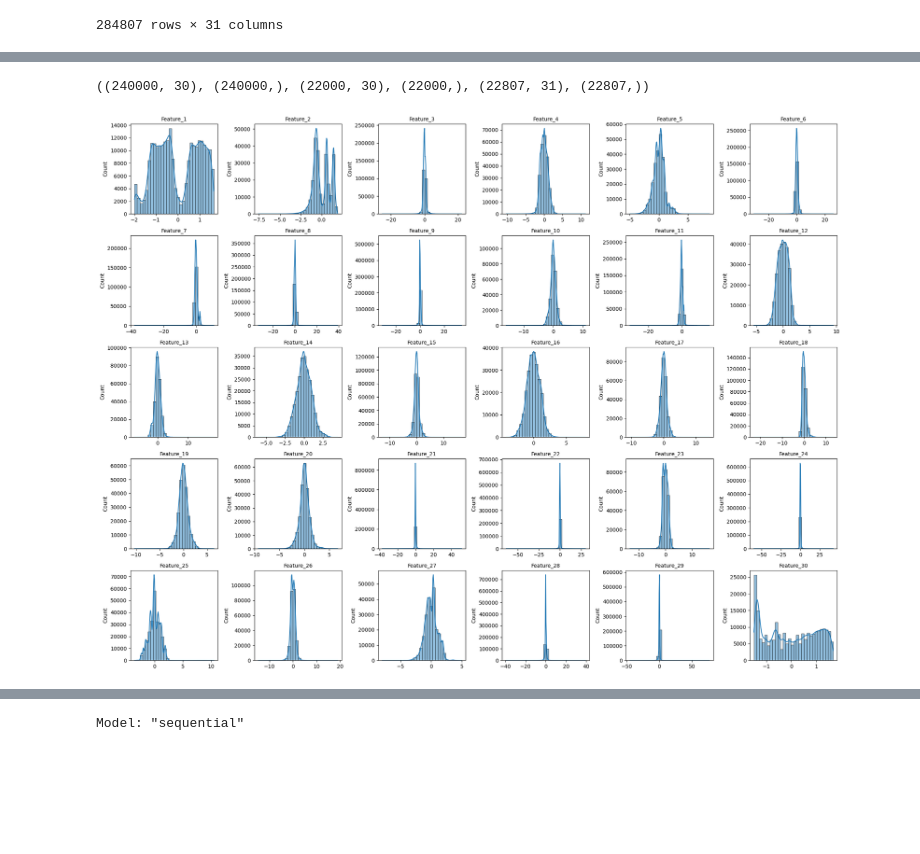
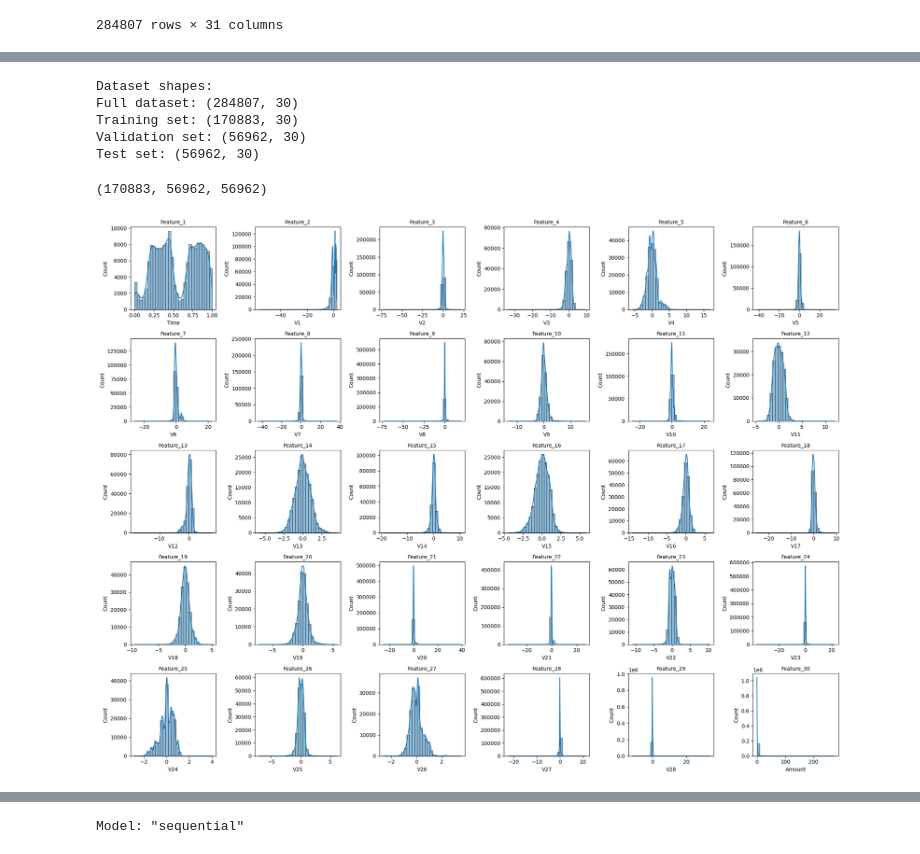
Before and after one commit to Johngomez100/Fraud-Detection, a Jupyter notebook: CreditCardFraud.ipynb, the cells around one changed output, grey strips where cells are left out. Saved outputs shown, nothing was run; the diff lists cells and outputs as text; code cells hidden in the pictures; blank space fills up the shorter version.

Commit message:
generated synthetic data and performance metrics

```diff
--- a/CreditCardFraud.ipynb
+++ b/CreditCardFraud.ipynb
@@ -172,11 +178,10 @@ plt.show()
 # %% [output]
 [figure]
 # %%
-newdf = df.copy()
-newdf['Amount'] = RobustScaler().fit_transform(newdf['Amount'].values.reshape(-1,1))
-time = newdf['Time']
-newdf['Time'] = (time - time.min()) / (time.max() - time.min())
-newdf
+df['Amount'] = RobustScaler().fit_transform(df['Amount'].values.reshape(-1,1))
+time = df['Time']
+df['Time'] = (time - time.min()) / (time.max() - time.min())
+df
 # %% [output]
 |  | Time | V1 | V2 | V3 | V4 | V5 | V6 | V7 | V8 | V9 | ... | ... |
 | 0 | 0.000000 | -1.359807 | -0.072781 | 2.536347 | 1.378155 | -0.338321 | 0.462388 | 0.239599 | 0.098698 | 0.363787 | ... | ... |
@@ -232,23 +199,50 @@ train_np.shape, test_np.shape, val_np.shape
-# %%
-X_train, y_train = train_np[:, :-1], train_np[:, -1]
-X_test, y_test = test_np[:, :-1], test_np[:, -1]
-X_val, y_val = val_np[:, :-1], val_np[:, -1]
-X_train.shape, y_train.shape, X_test.shape, y_test.shape, val.shape, y_val.shape
-# %% [output]
-((240000, 30), (240000,), (22000, 30), (22000,), (22807, 31), (22807,))
+# %%
+# First, separate features and target
+X = df.drop('Class', axis=1)
+y = df['Class']
+# %%
+# First split: separate test set (20% of data)
+X_train_temp, X_test, y_train_temp, y_test = train_test_split(
+    X, y, test_size=0.2, random_state=42, stratify=y
+)
+
+# Second split: separate validation set from remaining data (25% of temp data = 20% of original data)
+X_train, X_val, y_train, y_val = train_test_split(
+    X_train_temp, y_train_temp, test_size=0.25, random_state=42, stratify=y_train_temp
+)
+# %%
+# Print shapes to verify
+print("Dataset shapes:")
+print(f"Full dataset: {X.shape}")
+print(f"Training set: {X_train.shape}")
+print(f"Validation set: {X_val.shape}")
+print(f"Test set: {X_test.shape}")
+# %% [output]
+Dataset shapes:
+Full dataset: (284807, 30)
+Training set: (170883, 30)
+Validation set: (56962, 30)
+Test set: (56962, 30)
+# %%
+len(X_train), len(X_val), len(X_test)
+# %% [output]
+(170883, 56962, 56962)
 # %%
-plt.figure(figsize=(20,15))
+plt.figure(figsize=(20, 15))
 n = 1
 
-for i in range(X_train.shape[1]):  # Iterate through columns
-    plt.subplot(5, 6, n)
-    sns.histplot(data=X_train[:, i], kde=True, bins=30)  # Access the i-th column
-    plt.title(f'Feature_{i+1}', fontsize=10)  # Title with generic names
+# Loop through the columns of the DataFrame
+for i in range(X_train.shape[1]):
+    plt.subplot(5, 6, n)  # Create a grid of subplots
+    sns.histplot(data=X_train.iloc[:, i], kde=True, bins=30)  # Use .iloc for column access
+    plt.title(f'Feature_{i+1}', fontsize=10)  # Add feature title
     n += 1
 
 plt.tight_layout()
 plt.show()
+
+# Prevent future warning limits on open figures
 plt.rcParams.update({'figure.max_open_warning': 0})
 # %% [output]
-[figure, old version]
+[figure, new version]
 # %%
```
Also changed, not shown: parts of 37 cells of this notebook.
